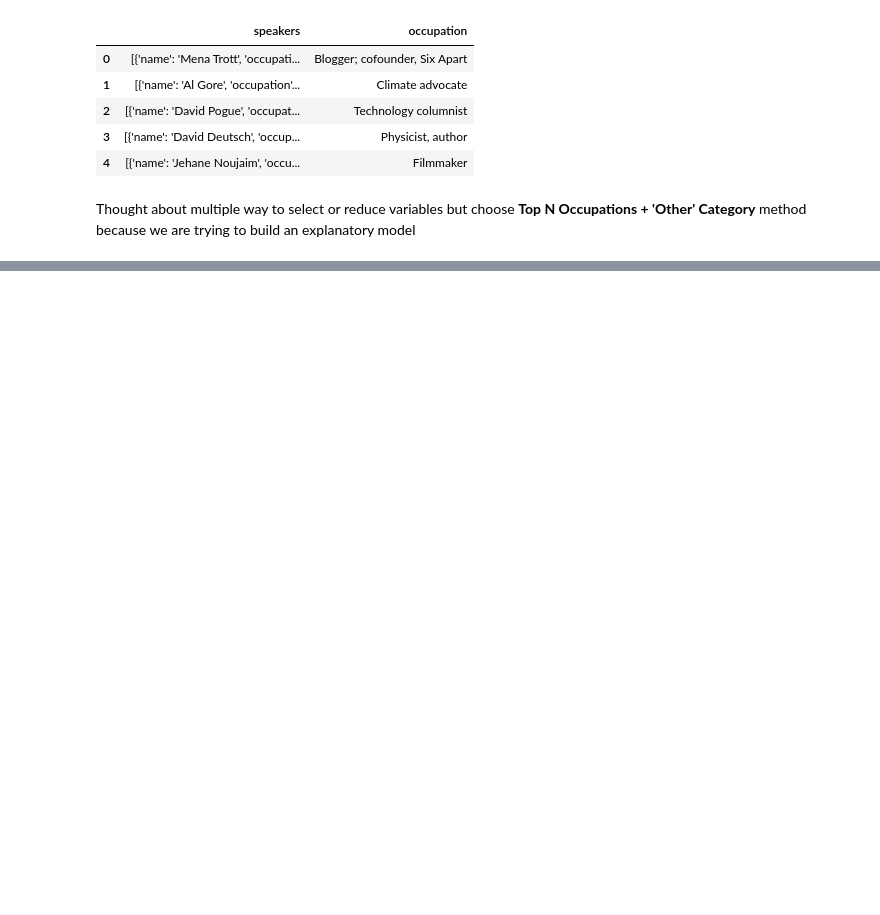
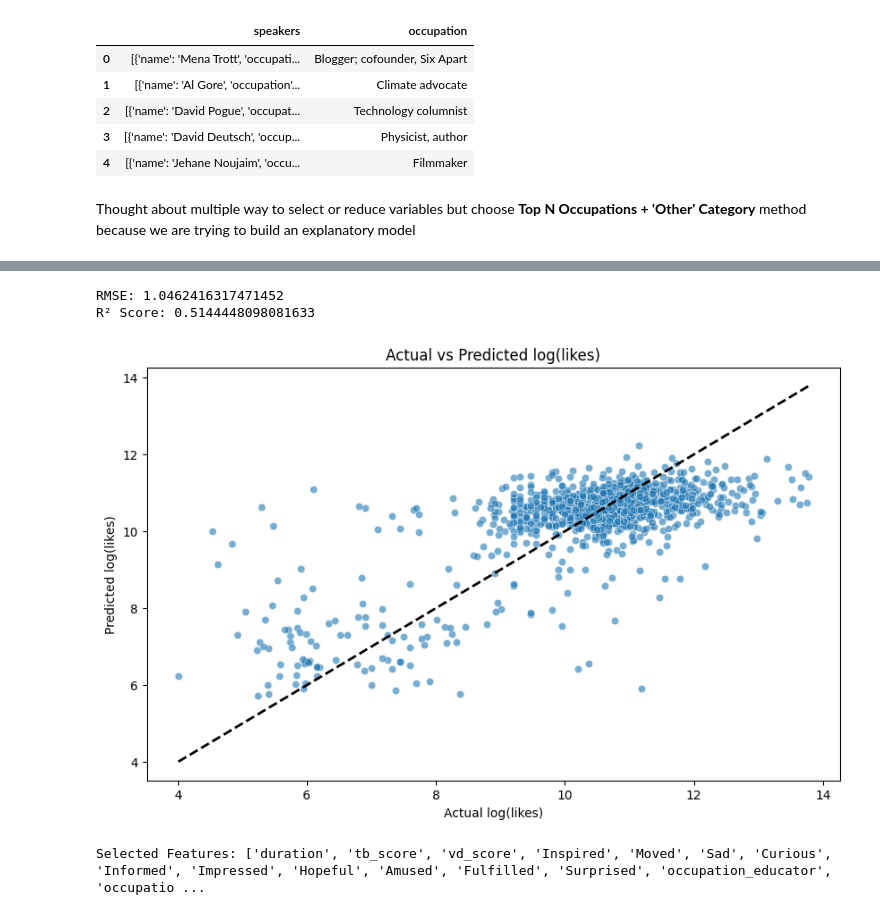
Before and after one commit to kwonionsoup/TedTalk-Popularity-Prediction, a Jupyter notebook: svr/SVR_occupations.ipynb, the cells around one changed output, grey strips where cells are left out. Saved outputs shown, nothing was run; the diff lists cells and outputs as text; code cells hidden in the pictures; blank space fills up the shorter version.

```diff
--- a/svr/SVR_occupations.ipynb
+++ b/svr/SVR_occupations.ipynb
@@ -176,0 +109,5 @@ Index(['Unnamed: 0', '_id', 'duration', 'likes', 'speakers',
+# %%
+# See how many rows have 1 in the occupation columns
+occupation_columns = [col for col in data.columns if col.startswith('occupation_')]
+data['occupation_sum'] = data[occupation_columns].sum(axis=1)
+data['occupation_sum'].value_counts()
@@ -176,0 +290,63 @@ Index(['Unnamed: 0', '_id', 'duration', 'likes', 'speakers',
+# %%
+# Set up the SVR model with the optimized parameters
+optimized_svr = SVR(kernel='rbf', C=1, gamma='auto', epsilon=0.1)
+
+# Fit the model
+optimized_svr.fit(X_train_scaled, y_train)
+
+# Predict on the test set
+y_pred = optimized_svr.predict(X_test_scaled)
+
+# Evaluate the model
+rmse = np.sqrt(mean_squared_error(y_test, y_pred))
+r2 = r2_score(y_test, y_pred)
+
+# Print performance metrics
+print("RMSE:", rmse)
+print("R² Score:", r2)
+# %% [output]
+RMSE: 1.0462416317471452
+R² Score: 0.5144448098081633
+# %%
+import matplotlib.pyplot as plt
+import seaborn as sns
+
+# Assuming y_test are the actual values and y_pred are the predicted values from your model
+plt.figure(figsize=(10, 6))
+sns.scatterplot(x=y_test, y=y_pred, alpha=0.6)
+plt.xlabel('Actual log(likes)')
+plt.ylabel('Predicted log(likes)')
+plt.title('Actual vs Predicted log(likes)')
+
+# Plotting the line of perfect predictions
+plt.plot([y_test.min(), y_test.max()], [y_test.min(), y_test.max()], 'k--', lw=2)
+plt.show()
+# %% [output]
+[figure, added]
+# %%
+from sklearn.linear_model import Lasso
+from sklearn.preprocessing import StandardScaler
+from sklearn.model_selection import train_test_split
+
+# Load data and split (assuming 'data' is your DataFrame and 'features' contains all feature column names)
+X = data[features]
+y = data['log_likes']
+
+# Split the data
+X_train, X_test, y_train, y_test = train_test_split(X, y, test_size=0.2, random_state=42)
+
+# Scale the features
+scaler = StandardScaler()
+X_train_scaled = scaler.fit_transform(X_train)
+X_test_scaled = scaler.transform(X_test)
+
+# Fit Lasso model
+lasso = Lasso(alpha=0.05)  # Alpha is a hyperparameter to tune
+lasso.fit(X_train_scaled, y_train)
+
+# Check which features have non-zero coefficients
+selected_features = [feature for feature, coef in zip(features, lasso.coef_) if coef != 0]
+
+print("Selected Features:", selected_features)
+# %% [output]
+Selected Features: ['duration', 'tb_score', 'vd_score', 'Inspired', 'Moved', 'Sad', 'Curious', 'Informed', 'Impressed', 'Hopeful', 'Amused', 'Fulfilled', 'Surprised', 'occupation_educator', 'occupatio ...
```
Also changed, not shown: parts of 20 cells of this notebook.
